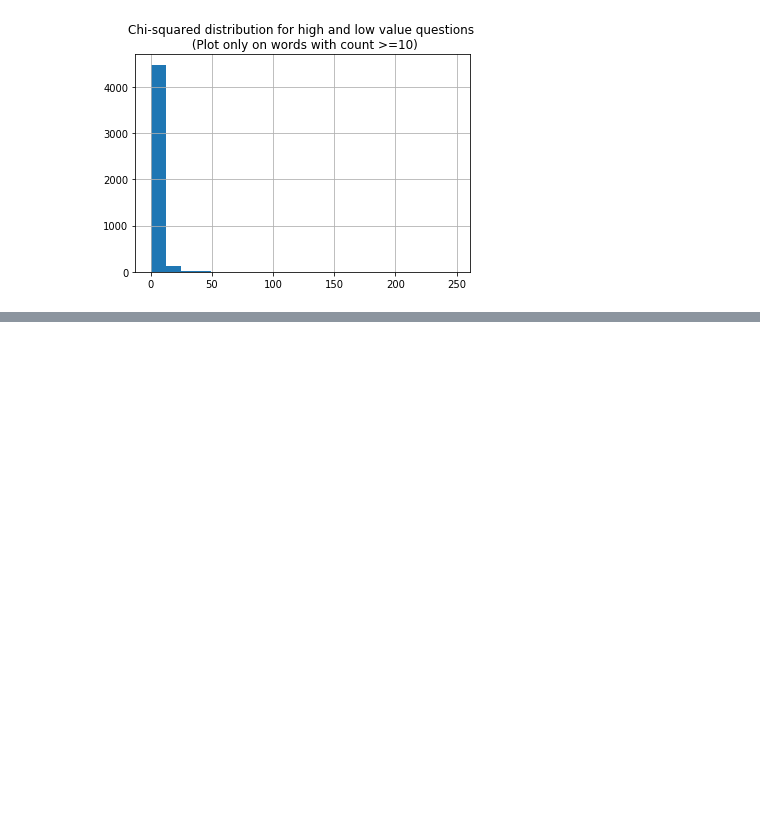
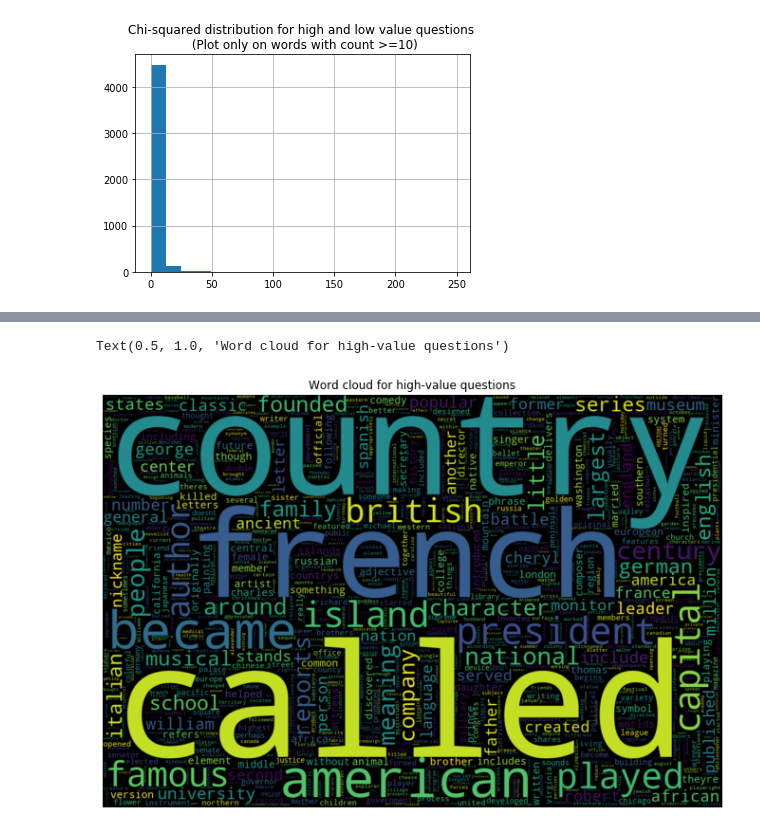
Before and after one commit to nlong-ds/dataquest, a Jupyter notebook: data-analyst-path/winning_jeopardy/winning_jeopardy.ipynb, the cells around one changed output, grey strips where cells are left out. Cells and saved outputs as stored; diff of their text form; code cells hidden in the pictures; blank space fills up the shorter version.

```diff
--- a/data-analyst-path/winning_jeopardy/winning_jeopardy.ipynb
+++ b/data-analyst-path/winning_jeopardy/winning_jeopardy.ipynb
@@ -509,0 +542,12 @@ To improve our chances of finding some relationship in the data, we should inves
+# %%
+wc_2 = WordCloud(width = 1200, height = 800, stopwords = stop_words, max_words=1000)
+   # generate word cloud
+wc_2.generate_from_frequencies(dict_high)
+
+plt.figure(figsize = (12,8))
+plt.imshow(wc_2, interpolation="bilinear")
+plt.axis("off")
+plt.title("Word cloud for high-value questions")
+# %% [output]
+Text(0.5, 1.0, 'Word cloud for high-value questions')
+[figure, added]
```
Also changed, not shown: parts of 5 cells of this notebook, 1 other file.
